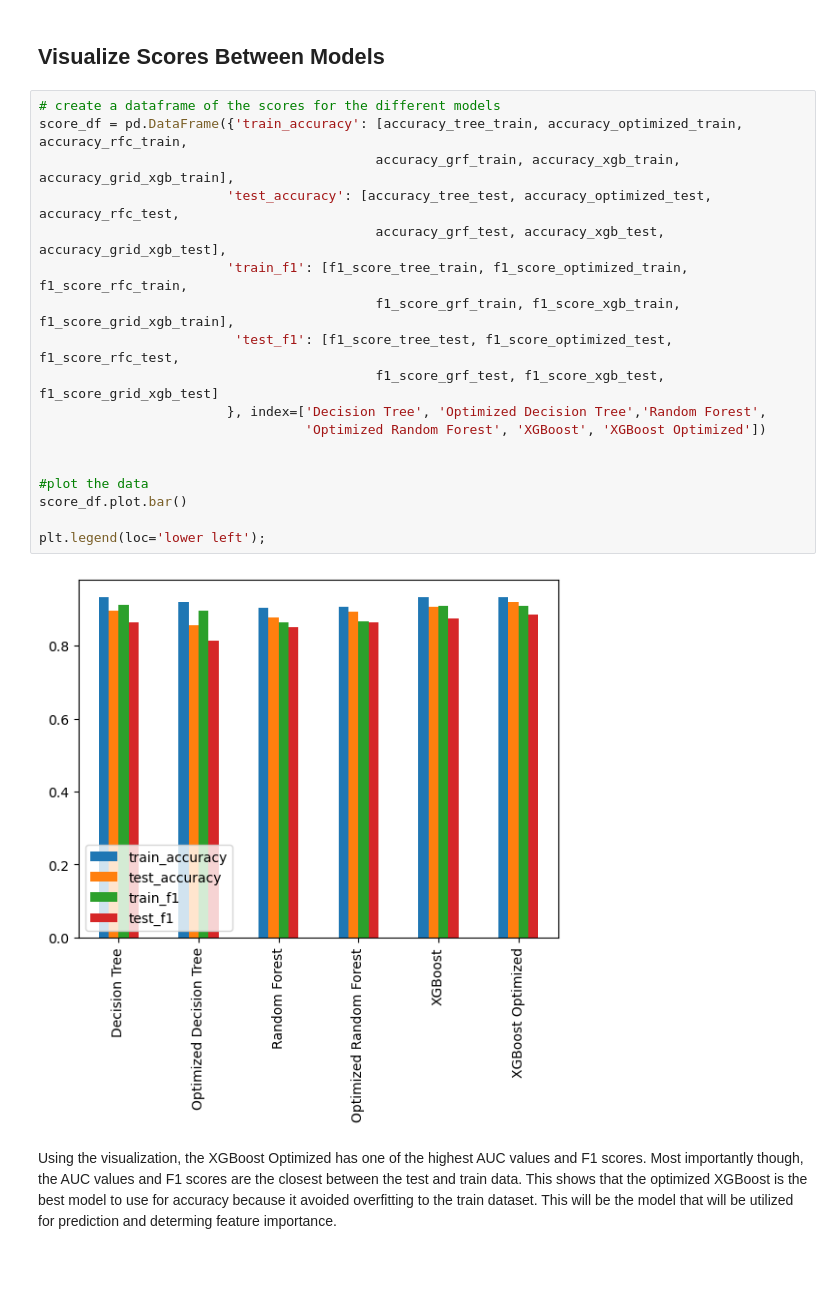
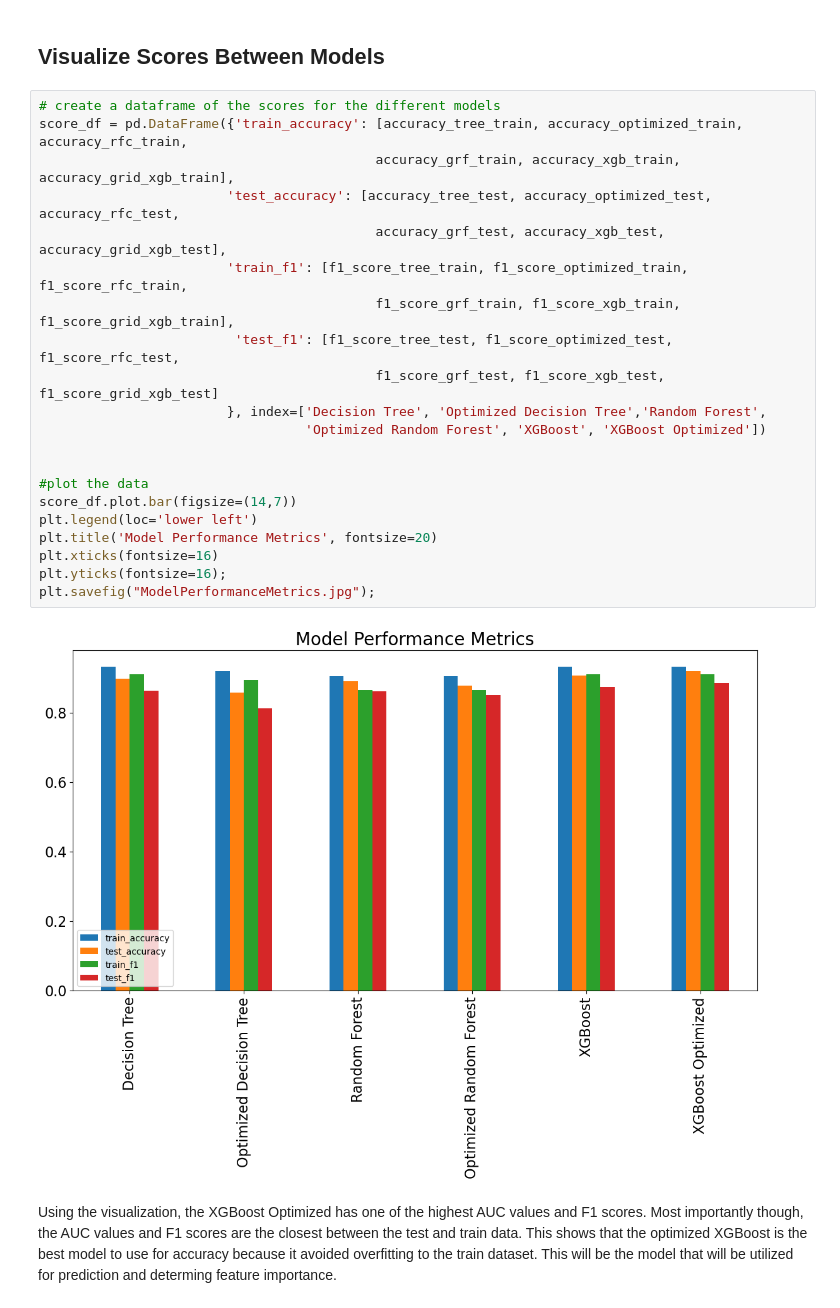
Before and after one commit to emilykmarsh/Students-Adaptivity-Level-In-Online-Education, a Jupyter notebook: Phase3FinalProject .ipynb, the cells around one changed output. Drawn from its saved outputs; the diff is of its cells as text; blank space fills up the shorter version.

Commit message:
graphs

```diff
--- a/Phase 3 Final Project .ipynb
+++ b/Phase3FinalProject .ipynb
@@ -1477,23 +1477,26 @@ The new optimized parameters made a slight improvement in the AUC value for the
 # %%
 # create a dataframe of the scores for the different models
 score_df = pd.DataFrame({'train_accuracy': [accuracy_tree_train, accuracy_optimized_train, accuracy_rfc_train,
                                            accuracy_grf_train, accuracy_xgb_train, accuracy_grid_xgb_train],
                         'test_accuracy': [accuracy_tree_test, accuracy_optimized_test, accuracy_rfc_test,
                                            accuracy_grf_test, accuracy_xgb_test, accuracy_grid_xgb_test],
                         'train_f1': [f1_score_tree_train, f1_score_optimized_train, f1_score_rfc_train,
                                            f1_score_grf_train, f1_score_xgb_train, f1_score_grid_xgb_train],
                          'test_f1': [f1_score_tree_test, f1_score_optimized_test, f1_score_rfc_test,
                                            f1_score_grf_test, f1_score_xgb_test, f1_score_grid_xgb_test]
                         }, index=['Decision Tree', 'Optimized Decision Tree','Random Forest',
                                   'Optimized Random Forest', 'XGBoost', 'XGBoost Optimized'])
 
 
 #plot the data
-score_df.plot.bar()
-
-plt.legend(loc='lower left');
+score_df.plot.bar(figsize=(14,7))
+plt.legend(loc='lower left')
+plt.title('Model Performance Metrics', fontsize=20)
+plt.xticks(fontsize=16)
+plt.yticks(fontsize=16);
+plt.savefig("ModelPerformanceMetrics.jpg");
 # %% [output]
-[figure, old version]
+[figure, new version]
 # %% [markdown]
 Using the visualization, the XGBoost Optimized has one of the highest AUC values and F1 scores. Most importantly though, the AUC values and F1 scores are the closest between the test and train data. This shows that the optimized XGBoost is the best model to use for accuracy because it avoided overfitting to the train dataset. This will be the model that will be utilized for prediction and determing feature importance.
 # %% [markdown]
```
Also changed, not shown: parts of 22 cells of this notebook, 6 other files.
